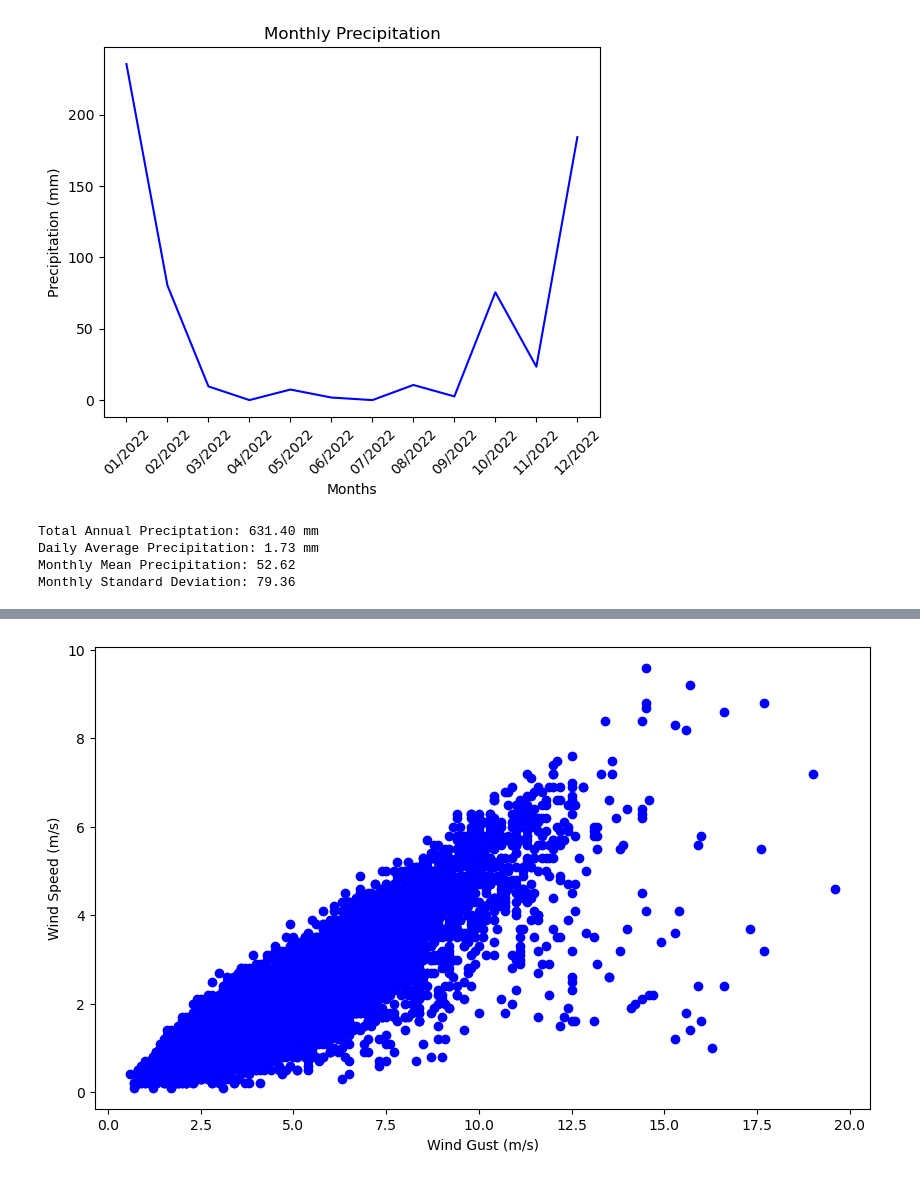
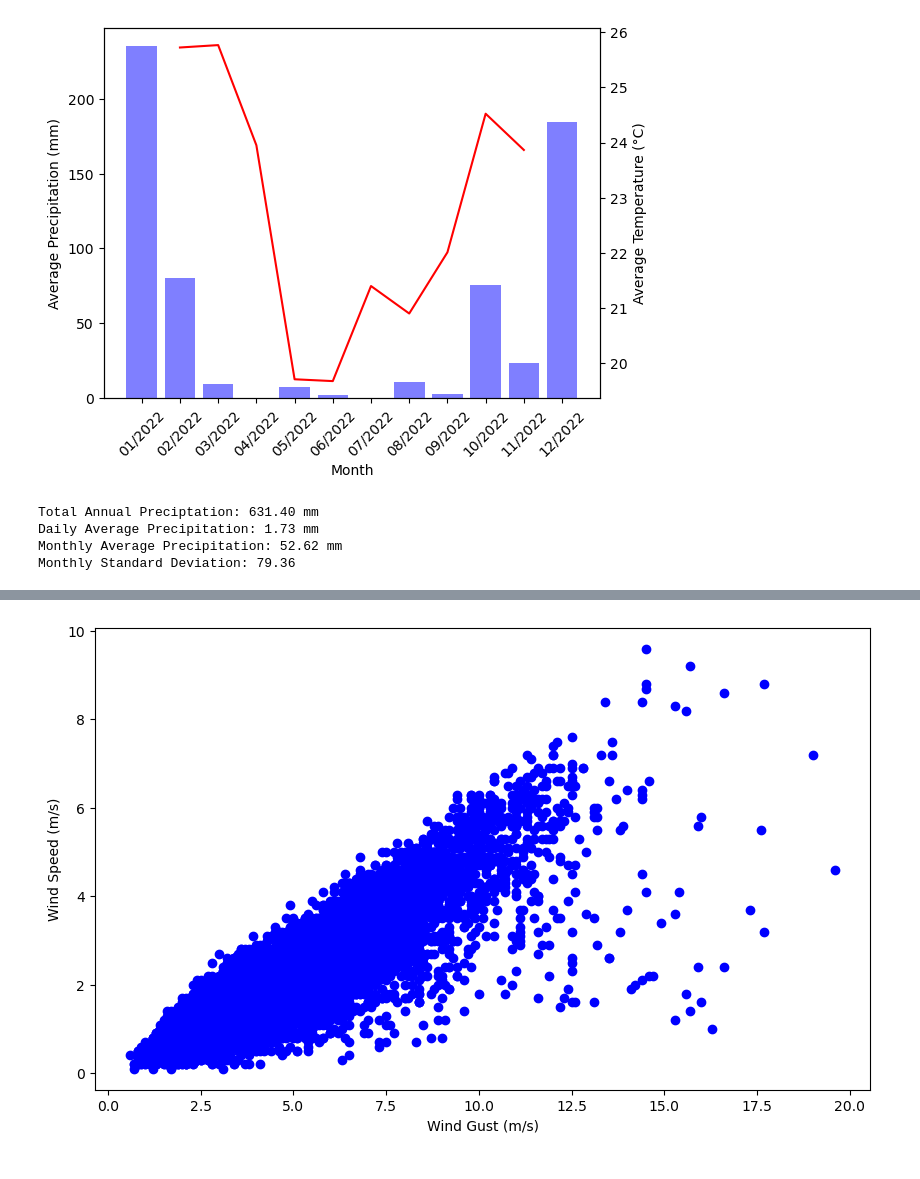
Before and after one commit to gustavopin/RainDataAnalysis, a Jupyter notebook: analysis.ipynb, the cells around one changed output, grey strips where cells are left out. Cells and saved outputs as stored; diff of their text form; code cells hidden in the pictures.

Commit message:
Changed the precipitation graphic. But it needs more work

```diff
--- a/analysis.ipynb
+++ b/analysis.ipynb
@@ -43,43 +43,74 @@ for i in range(len(dates)):
     if month in monthly_precip:
         monthly_precip[month] += precip[i]
     else:
         monthly_precip[month] = precip[i]
 
 for month, prec in monthly_precip.items():
     monthly_precip[month] = round(prec, 2)
 
 # separating months and precipitation values
 months = list(monthly_precip.keys())
 precipi = list(monthly_precip.values())
 
-# creating a line graph
-plt.plot(months, precipi, color = 'blue')
-plt.xlabel('Months')
-plt.ylabel('Precipitation (mm)')
+# couting temperatures for each month
+monthly_temp = {}
+for i in range(len(dates)):
+    date = datetime.strptime(dates[i], '%d/%m/%Y')
+    month = date.strftime('%m/%Y')
+    if month in monthly_temp:
+        if not math.isnan(temp_inst[i]):
+            monthly_temp[month]['total'] += temp_inst[i]
+            monthly_temp[month]['count'] += 1
+    else:
+        monthly_temp[month] = {'total': temp_inst[i], 'count': 1}
+
+# calculate average temperature for each month
+for month, data in monthly_temp.items():
+    avg_temp = data['total'] / data['count']
+    monthly_temp[month]['avg_temp'] = avg_temp
+
+# storing the temperatures in a list
+monthly_avg_temp = []
+for month, data in monthly_temp.items():
+    monthly_avg_temp.append(data['avg_temp'])
+
+# making a dual axis graph
+fig, ax1 = plt.subplots()
+
+# Plot average precipitation on left y-axis
+ax1.set_xlabel('Month')
+ax1.set_ylabel('Average Precipitation (mm)')
+ax1.bar(months, precipi, color='blue', alpha=0.5)
 plt.xticks(rotation = 45)
-plt.title('Monthly Precipitation')
+
+# Create a twin axis for temperature on the right side
+ax2 = ax1.twinx()
+
+# Plot average temperature on right y-axis
+ax2.set_ylabel('Average Temperature (°C)')
+ax2.plot(months, monthly_avg_temp, color='red')
 plt.show()
 
 # Total annual preciptation
 annual_precip = sum(precip)
 print(f'\nTotal Annual Preciptation: {annual_precip:.2f} mm')
 
 # Daily average of precipitation
 daily_aver_precip = annual_precip / 365
 print(f'Daily Average Precipitation: {daily_aver_precip:.2f} mm')
 
 # Monthly mean
 mean_mprec = statistics.mean(precipi)
-print(f'Monthly Mean Precipitation: {mean_mprec:.2f}')
+print(f'Monthly Average Precipitation: {mean_mprec:.2f} mm')
 
 # Monthly Standard Deviation
 stdev_mpreci = statistics.stdev(precipi)
 print(f'Monthly Standard Deviation: {stdev_mpreci:.2f}')
 # %% [output]
-[figure, old version]
+[figure, new version]
 Total Annual Preciptation: 631.40 mm
 Daily Average Precipitation: 1.73 mm
-Monthly Mean Precipitation: 52.62
+Monthly Average Precipitation: 52.62 mm
 Monthly Standard Deviation: 79.36
 # %%
 # cleanin the nan values from the lists
```
Also changed, not shown: parts of 1 cell of this notebook.
